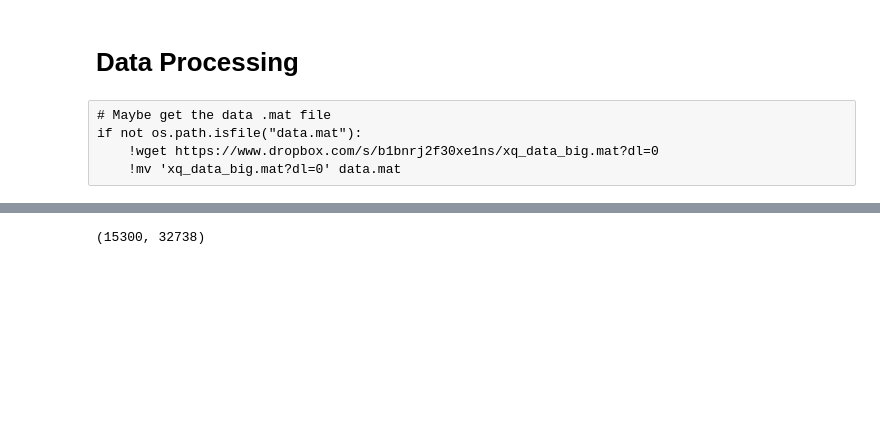
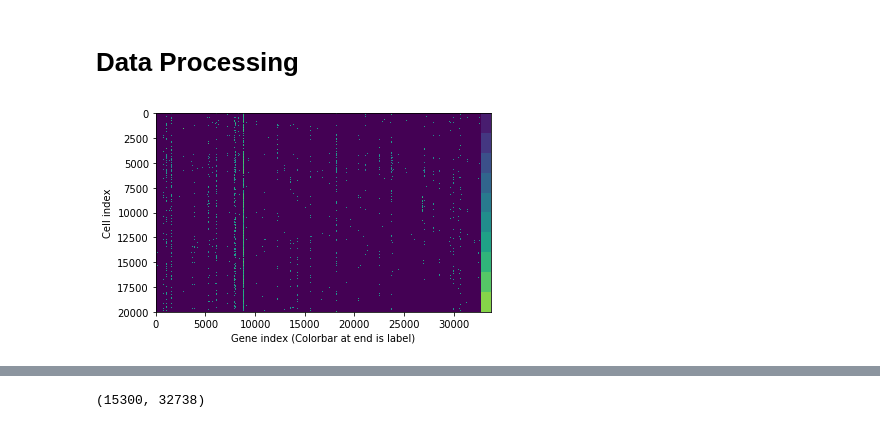
Before and after one commit to akshayyeluri/cellClassifier, a Jupyter notebook: testing_architectures.ipynb, the cells around one changed output, grey strips where cells are left out. Cells and saved outputs as stored; diff of their text form; code cells hidden in the pictures; blank space fills up the shorter version.

```diff
--- a/testing_architectures.ipynb
+++ b/testing_architectures.ipynb
@@ -12,8 +14,3 @@ import matplotlib.pyplot as plt
 %matplotlib inline
 # %% [markdown]
 # Data Processing
-# %% [raw]
-# Maybe get the data .mat file
-if not os.path.isfile("data.mat"):
-    !wget https://www.dropbox.com/s/b1bnrj2f30xe1ns/xq_data_big.mat?dl=0
-    !mv 'xq_data_big.mat?dl=0' data.mat
@@ -23,3 +25,10 @@ f = h5py.File("data.mat")
 data, labels = np.array(f['data']), np.array(f['labels'])
 
 f.close()
+# %%
+# Visualize data with labels
+plt.imshow(np.hstack((data, np.repeat(labels, 1000, axis=1))))
+plt.xlabel("Gene index (Colorbar at end is label)")
+plt.ylabel("Cell index");
+# %% [output]
+[figure, added]
```
Also changed, not shown: parts of 13 cells of this notebook, 3 other files.
